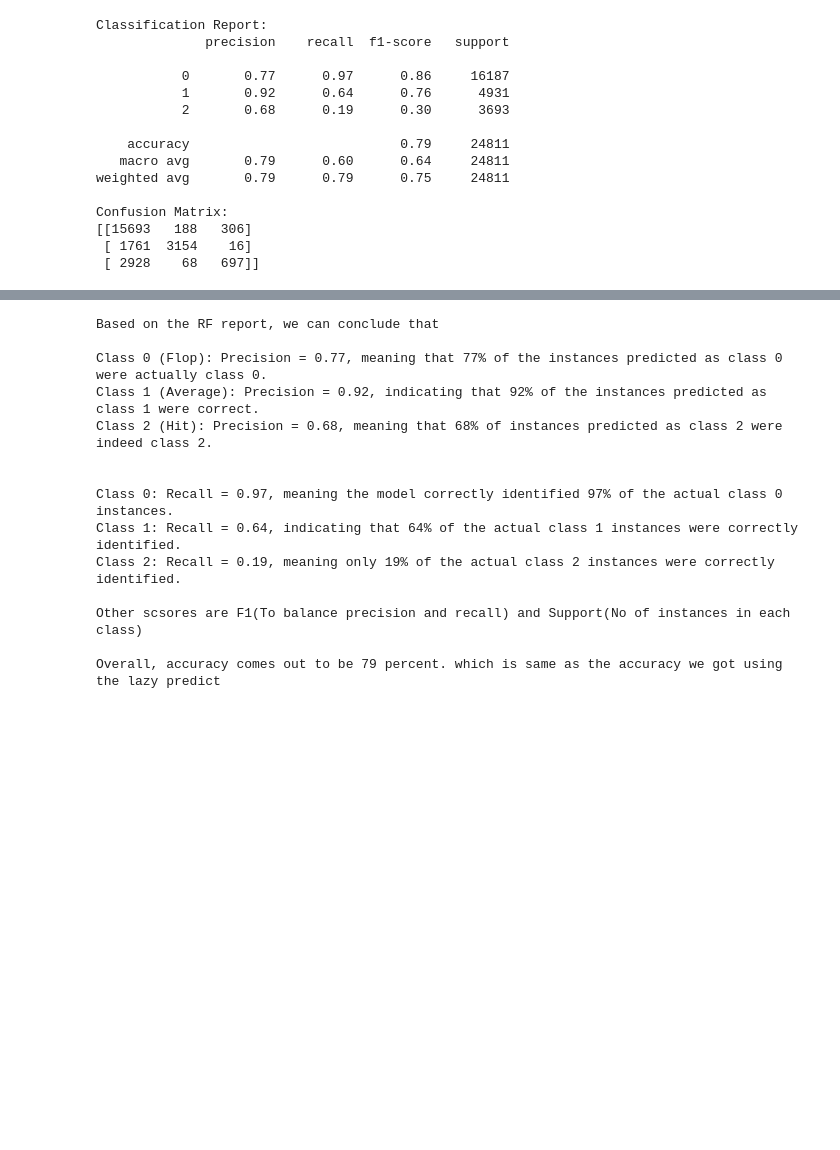
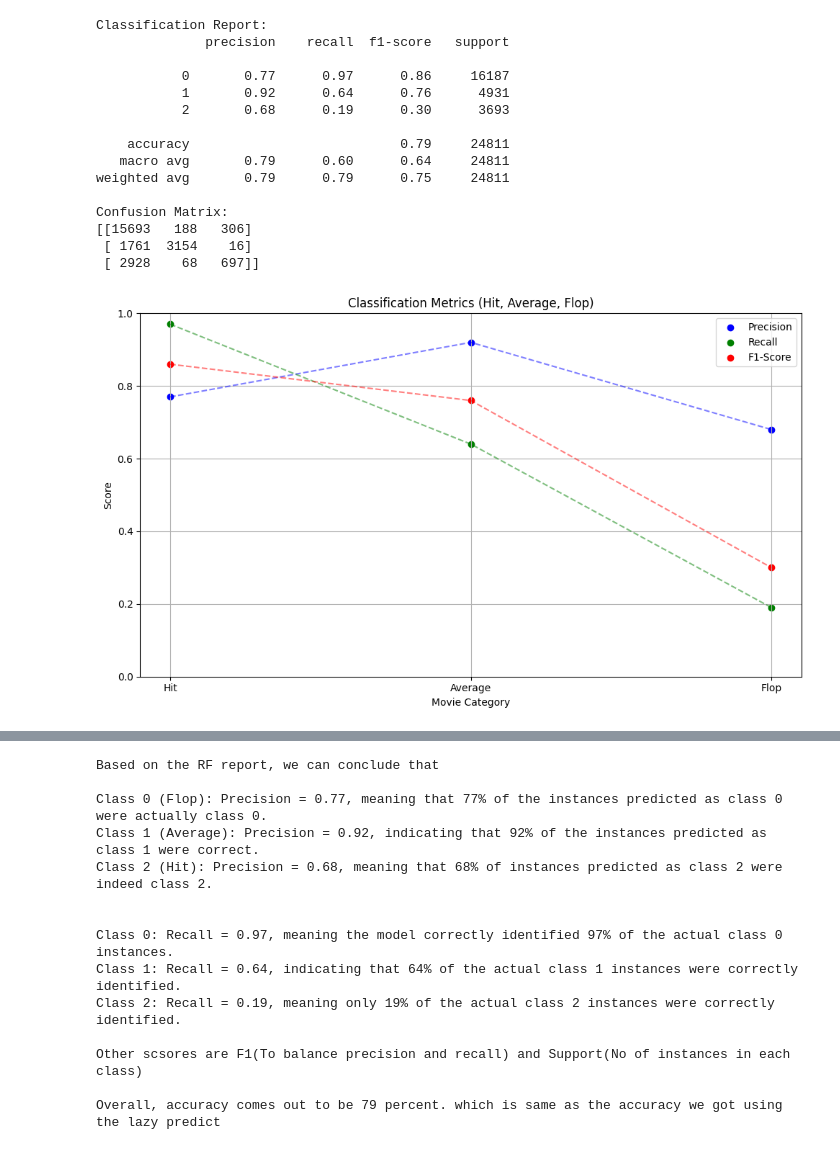
Before and after one commit to Jaagss/Movie_Success_Prediction, a Jupyter notebook: second.ipynb, the cells around one changed output, grey strips where cells are left out. Saved outputs shown, nothing was run; the diff lists cells and outputs as text; code cells hidden in the pictures; blank space fills up the shorter version.

Commit message:
Added graphs for Convergence and classification

```diff
--- a/second.ipynb
+++ b/second.ipynb
@@ -516,3 +507,36 @@ Confusion Matrix:
 [[15693   188   306]
  [ 1761  3154    16]
  [ 2928    68   697]]
+# %%
+#Classification Graphs:
+import matplotlib.pyplot as plt
+import numpy as np
+
+classes = ['Hit', 'Average', 'Flop']
+precision = [0.77, 0.92, 0.68]
+recall = [0.97, 0.64, 0.19]
+f1_score = [0.86, 0.76, 0.30]
+
+plt.figure(figsize=(10, 6))
+x = np.arange(len(classes))
+
+plt.scatter(x, precision, label="Precision", color='blue')
+plt.scatter(x, recall, label="Recall", color='green')
+plt.scatter(x, f1_score, label="F1-Score", color='red')
+
+plt.plot(x, precision, color='blue', linestyle='--', alpha=0.5)
+plt.plot(x, recall, color='green', linestyle='--', alpha=0.5)
+plt.plot(x, f1_score, color='red', linestyle='--', alpha=0.5)
+
+plt.title("Classification Metrics (Hit, Average, Flop)")
+plt.xticks(x, classes)
+plt.xlabel('Movie Category')
+plt.ylabel('Score')
+plt.ylim(0, 1)
+plt.legend()
+plt.grid(True)
+plt.tight_layout()
+
+plt.show()
+# %% [output]
+[figure, added]
```
Also changed, not shown: parts of 12 cells of this notebook.
